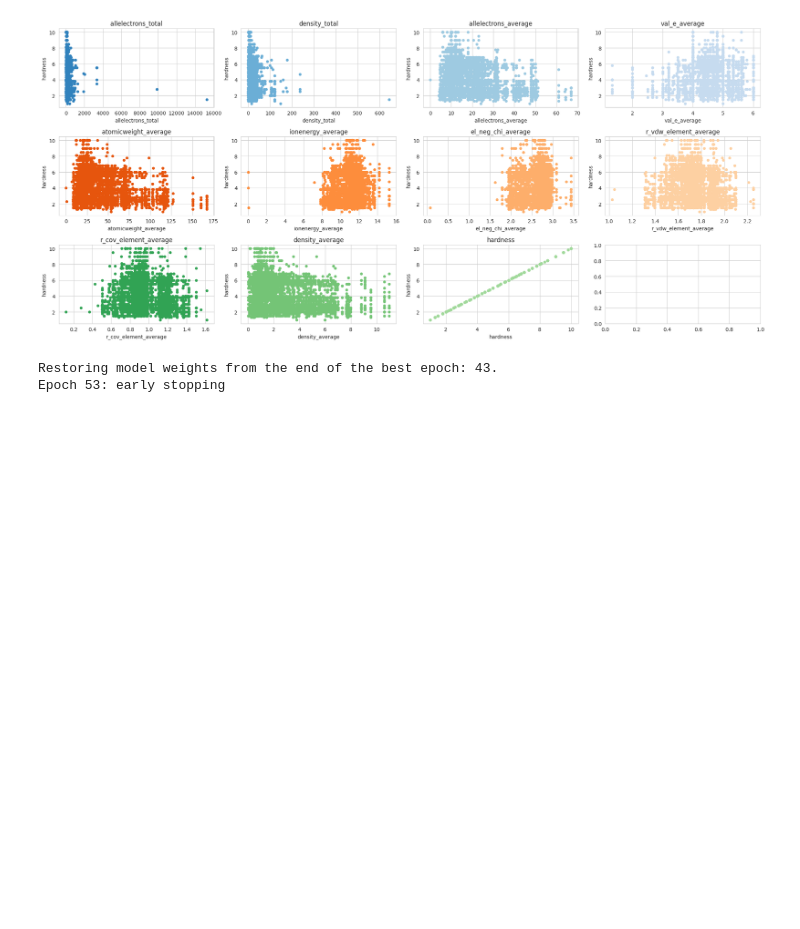
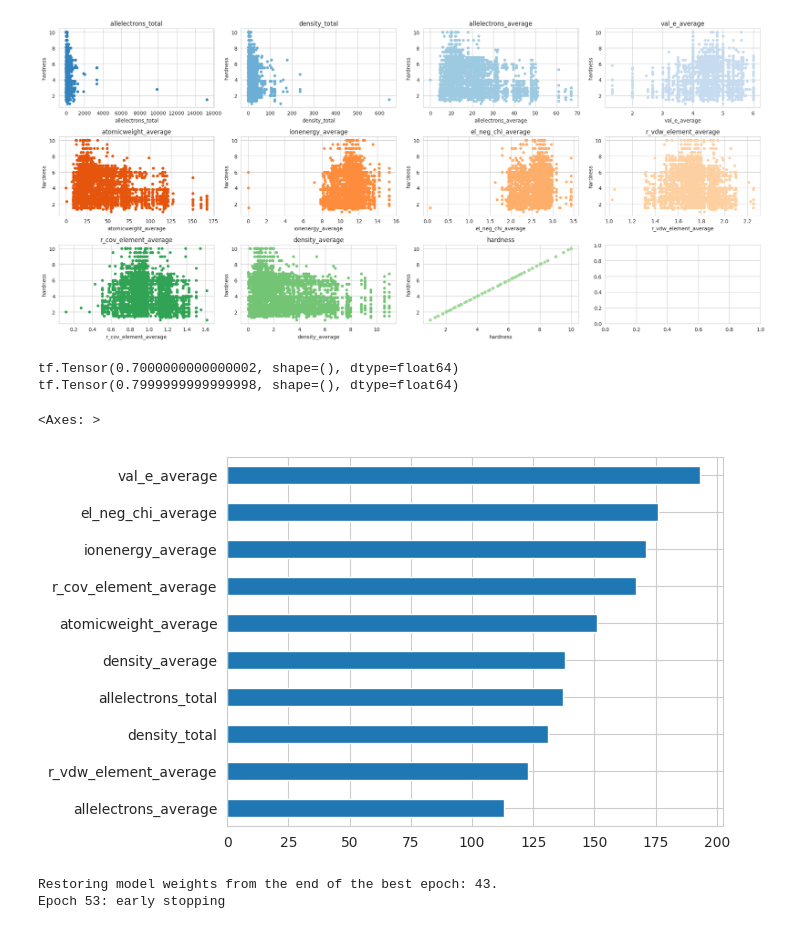
Before and after one commit to abhirup-ghosh/kaggle, a Jupyter notebook: mohs-hardness-fnn-predictor.ipynb, the cells around one changed output. Drawn from its saved outputs; the diff is of its cells as text; code cells hidden in the pictures; blank space fills up the shorter version.

Commit message:
Kaggle Notebook | Mohs Hardness: FNN Predictor | Version 17

```diff
--- a/mohs-hardness-fnn-predictor.ipynb
+++ b/mohs-hardness-fnn-predictor.ipynb
@@ -185,6 +191,17 @@ def prepare_data(df, test=False, engineering=False):
         # Polynomial features (example: squared term)
         df['density_squared'] = df['density_average'] ** 2
 
+        df.drop([
+                    'allelectrons_average',
+                    'density_average',
+                    'atomicweight_average',
+                    'r_vdw_element_average',
+                    'r_cov_element_average',
+                    'ionenergy_average',
+                    'el_neg_chi_average',
+                    'val_e_average'
+                ], axis=1, inplace=True)
+
     #-------------------------------------------------
     # Data Transformation
     #-------------------------------------------------
@@ -202,7 +219,6 @@ def prepare_data(df, test=False, engineering=False):
     # Drop id column
     cols_to_drop = [
                     'id',
-                    #'atomicweight_average',
                     'zaratio_average'
                     ]
 
@@ -213,8 +229,8 @@ def prepare_data(df, test=False, engineering=False):
 
     return df
 
-df_train = prepare_data(df_train)
-df_test = prepare_data(df_test, test=True)
+df_train = prepare_data(df_train, engineering=False)
+df_test = prepare_data(df_test, test=True, engineering=False)
 # %%
 plt.figure(figsize=(12,8))
 corr = df_train.corr().round(3)
@@ -306,3 +330,27 @@ X_test = scaler.transform(df_test)
+# %%
+import lightgbm as lgbm
+
+lgbm_model = lgbm.LGBMRegressor(
+                                    learning_rate=0.1,
+                                    n_estimators=50,
+                                    subsample_for_bin=2000
+                                )
+lgbm_model.fit(X_train, y_train)
+
+y_fit = lgbm_model.predict(X_train)
+y_pred = lgbm_model.predict(X_val)
+
+print(medae_keras(y_train, y_fit))
+print(medae_keras(y_val, y_pred))
+# %% [output]
+tf.Tensor(0.7000000000000002, shape=(), dtype=float64)
+tf.Tensor(0.7999999999999998, shape=(), dtype=float64)
+# %%
+importances = pd.Series(lgbm_model.feature_importances_, index=df_train.columns)
+importances.sort_values(ascending=False)[::-1].plot.barh()
+# %% [output]
+<Axes: >
+[figure, added]
 # %%
 # Define the model
 model = Sequential()
```
Also changed, not shown: parts of 4 cells of this notebook.
